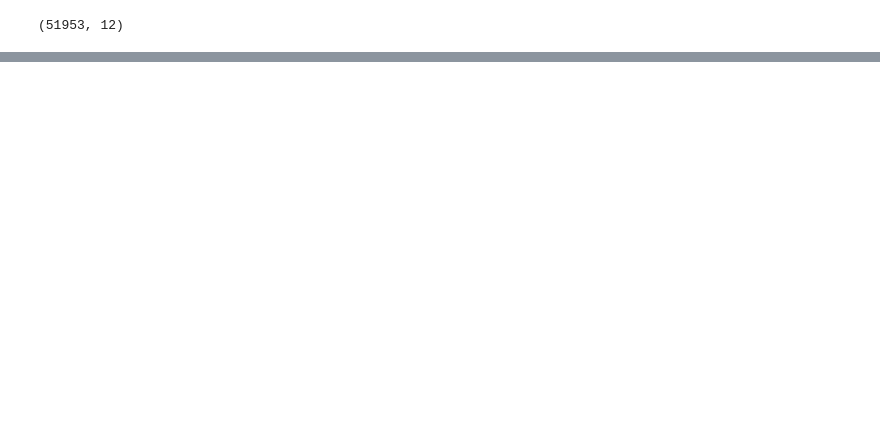
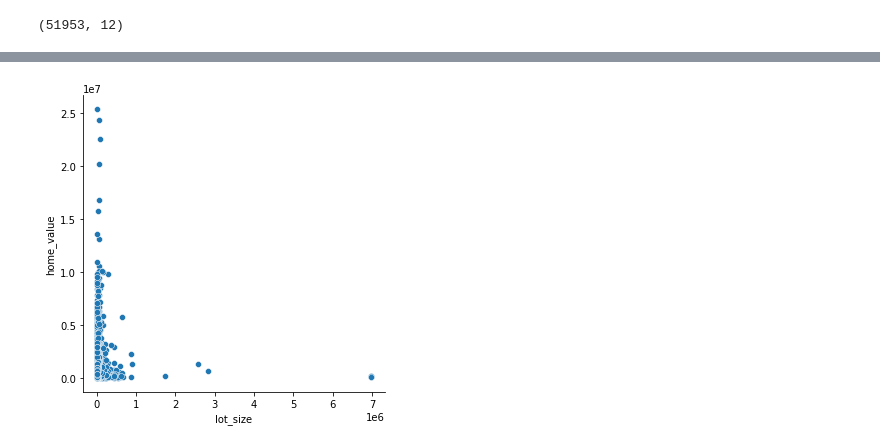
Before and after one commit to mil2tech/regression_project, a Jupyter notebook: zillow_project_work.ipynb, the cells around one changed output, grey strips where cells are left out. Saved outputs shown, nothing was run; the diff lists cells and outputs as text; code cells hidden in the pictures; blank space fills up the shorter version.

```diff
--- a/zillow_project_work.ipynb
+++ b/zillow_project_work.ipynb
@@ -161,0 +395,5 @@ df.shape
+# %%
+sns.relplot(x="lot_size", y="home_value", data=train)
+plt.show()
+# %% [output]
+[figure, added]
```
Also changed, not shown: parts of 101 cells of this notebook, 1 other file.
